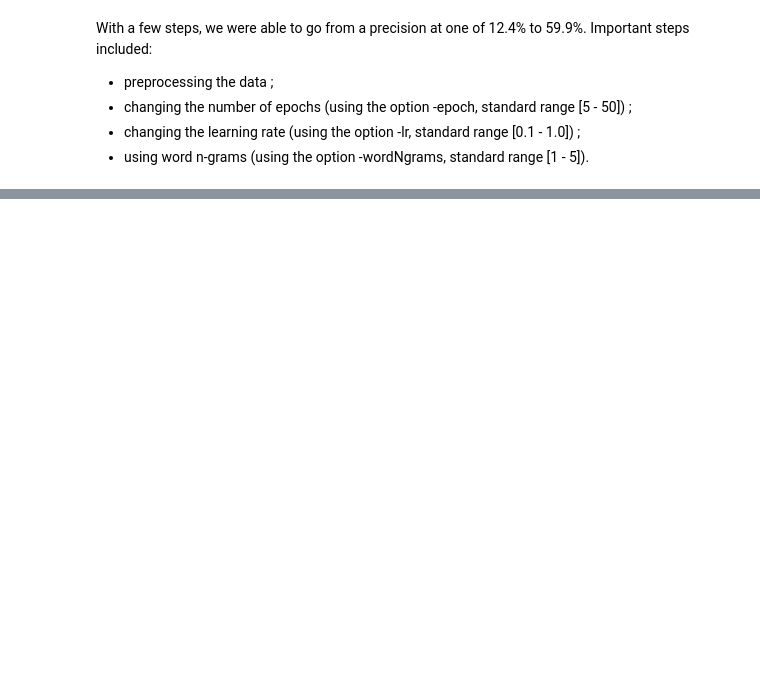
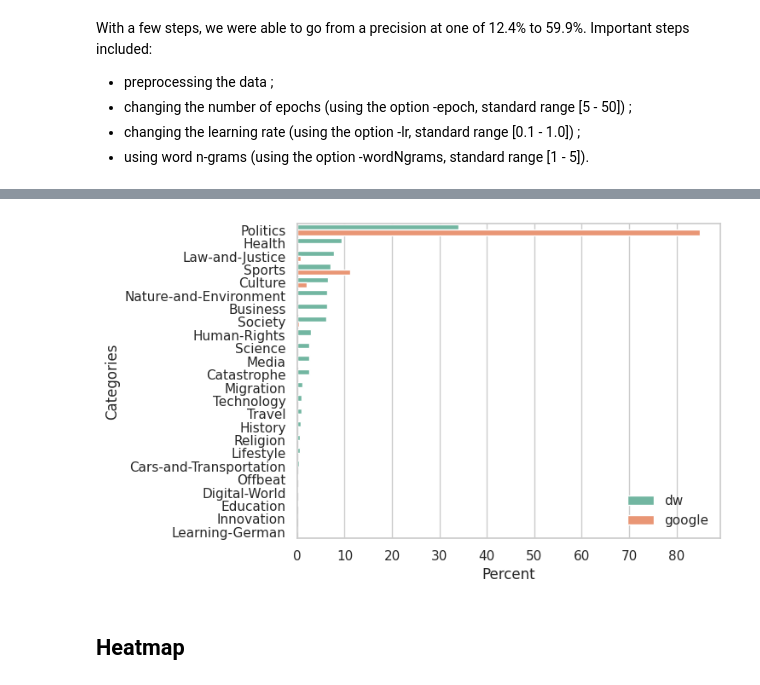
Before and after one commit to mariosakritas/NLP-methods-for-news-articles, a Jupyter notebook: notebooks/anya_fasttext.ipynb, the cells around one changed output, grey strips where cells are left out. Cells and saved outputs as stored; diff of their text form; code cells hidden in the pictures; blank space fills up the shorter version.

```diff
--- a/notebooks/anya_fasttext.ipynb
+++ b/notebooks/anya_fasttext.ipynb
@@ -432,0 +459,28 @@ plot_pie(data_g,labels_g,title_g)
+# %%
+import seaborn as sns
+#sns.set_theme(style="whitegrid")
+
+ds2 = pd.DataFrame({'Categories':labels_dw,'Percent':100*data_dw/data_dw.sum().round(1)})
+ds1 = pd.DataFrame({'Categories':labels_g,'Percent':100*data_g/data_g.sum().round(1)})
+# for cat in ds2['Categories'].unique():
+#     if cat not in ds1['Categories'].unique():
+#         ds1.loc[len(ds1)] = [cat, 0]
+
+ds2['source'] = 'dw'
+ds1['source'] = 'google'
+dss = pd.concat([ds2, ds1])
+
+#sns.barplot(x='Categories', y='Percent', hue='source', data=dss, palette='Set2')
+sns.barplot(x='Percent', y='Categories', hue='source', data=dss, palette='Set2')
+sns.color_palette("deep")
+#g=plt.tight_layout()
+#g=plt.xticks(rotation=90)
+#plt.yticks(rotation=90)
+plt.legend(loc='lower right',frameon=False)
+ax = fig.add_axes([0,0,1,1])
+ax.set_xlabel("Categories lala")
+ax.grid(False)
+# %% [output]
+[figure, added]
+# %% [markdown]
+## Heatmap
```
Also changed, not shown: parts of 26 cells of this notebook.
